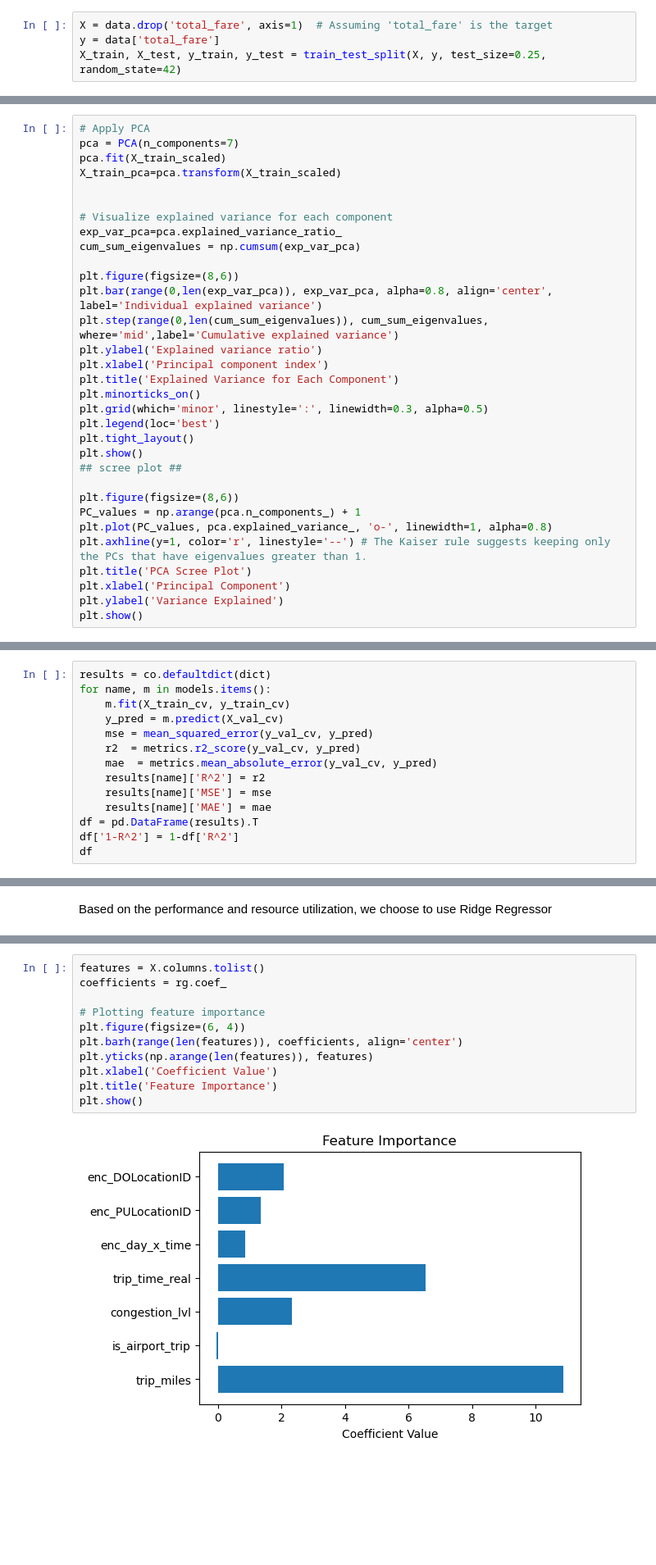
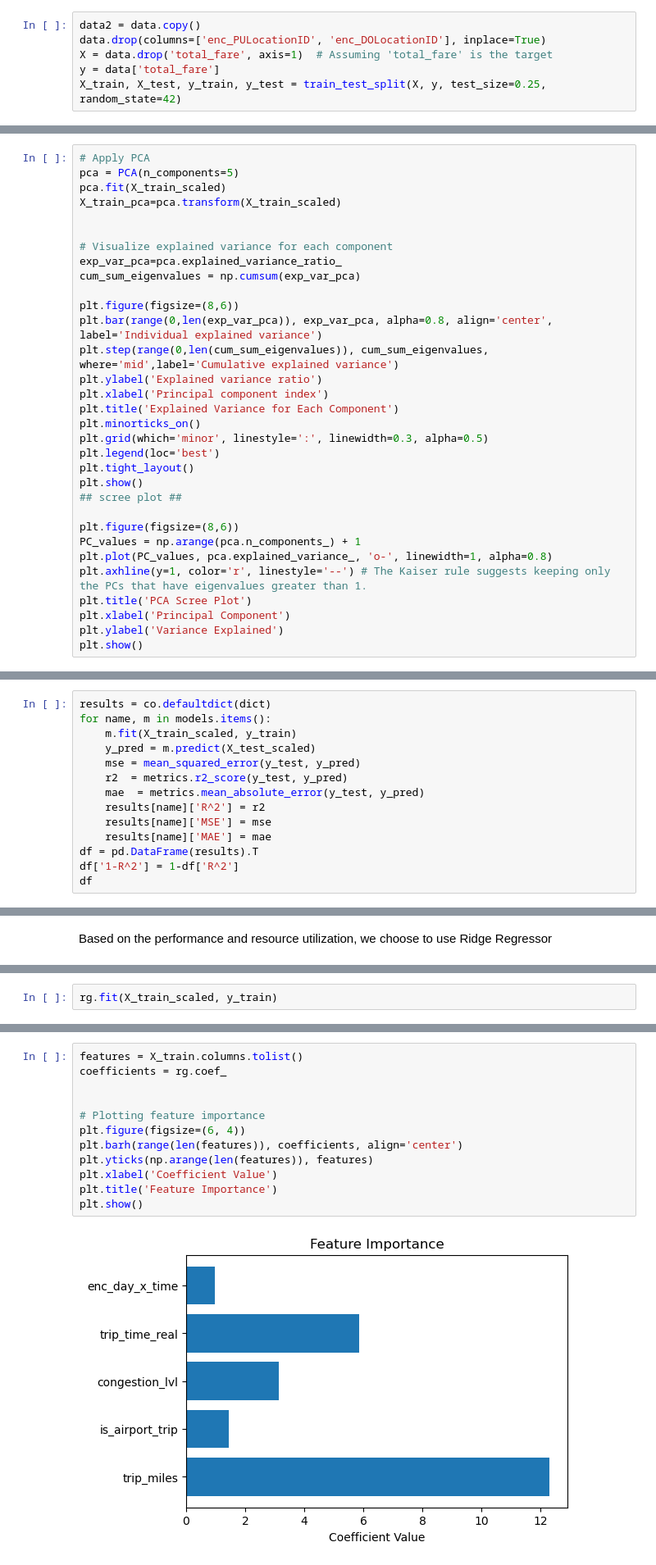
Before and after one commit to daysond/ride_fare_regression, a Jupyter notebook: SEA600_Report.ipynb, the cells around one changed output, grey strips where cells are left out. Shown at 82% size. Saved outputs shown, nothing was run; the diff lists cells and outputs as text; blank space fills up the shorter version.

```diff
--- a/SEA600_Report.ipynb
+++ b/SEA600_Report.ipynb
@@ -411,4 +512,6 @@ from sklearn.model_selection import train_test_split
 # %%
+data2 = data.copy()
+data.drop(columns=['enc_PULocationID', 'enc_DOLocationID'], inplace=True)
 X = data.drop('total_fare', axis=1)  # Assuming 'total_fare' is the target
 y = data['total_fare']
 X_train, X_test, y_train, y_test = train_test_split(X, y, test_size=0.25, random_state=42)
@@ -418,7 +521,7 @@ X_train_scaled = scaler.fit_transform(X_train)
 X_test_scaled = scaler.transform(X_test)
 # %%
 # Apply PCA
-pca = PCA(n_components=7)
+pca = PCA(n_components=5)
 pca.fit(X_train_scaled)
 X_train_pca=pca.transform(X_train_scaled)
 
@@ -763,11 +866,11 @@ import collections as co
 # %%
 results = co.defaultdict(dict)
 for name, m in models.items():
-    m.fit(X_train_cv, y_train_cv)
-    y_pred = m.predict(X_val_cv)
-    mse = mean_squared_error(y_val_cv, y_pred)
-    r2  = metrics.r2_score(y_val_cv, y_pred)
-    mae  = metrics.mean_absolute_error(y_val_cv, y_pred)
+    m.fit(X_train_scaled, y_train)
+    y_pred = m.predict(X_test_scaled)
+    mse = mean_squared_error(y_test, y_pred)
+    r2  = metrics.r2_score(y_test, y_pred)
+    mae  = metrics.mean_absolute_error(y_test, y_pred)
     results[name]['R^2'] = r2
     results[name]['MSE'] = mse
     results[name]['MAE'] = mae
@@ -988,0 +1133,2 @@ Based on the performance and resource utilization, we choose to use Ridge Regres
+# %%
+rg.fit(X_train_scaled, y_train)
@@ -989,16 +1137,17 @@ Based on the performance and resource utilization, we choose to use Ridge Regres
 # %%
-features = X.columns.tolist()
+features = X_train.columns.tolist()
 coefficients = rg.coef_
+
 
 # Plotting feature importance
 plt.figure(figsize=(6, 4))
 plt.barh(range(len(features)), coefficients, align='center')
 plt.yticks(np.arange(len(features)), features)
 plt.xlabel('Coefficient Value')
 plt.title('Feature Importance')
 plt.show()
 # %% [output]
-[figure, old version]
+[figure, new version]
 # %%
 from sklearn.model_selection import RandomizedSearchCV
 from scipy.stats import randint
```
Also changed, not shown: parts of 81 cells of this notebook, 27 other files.
